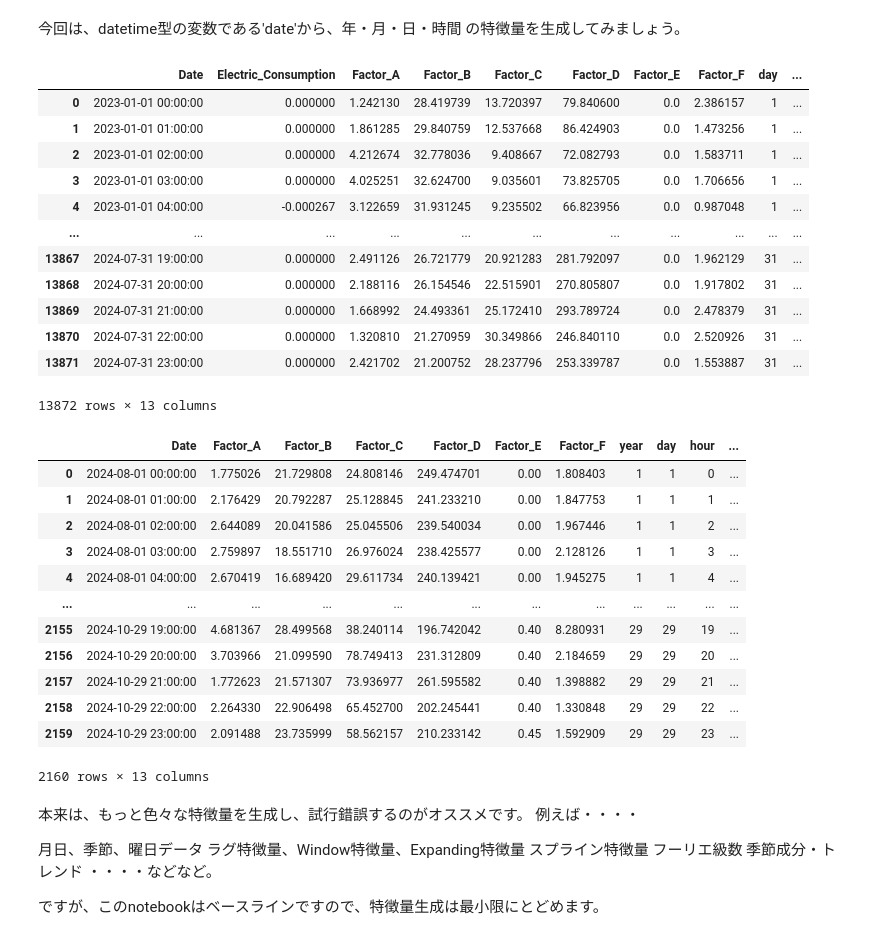
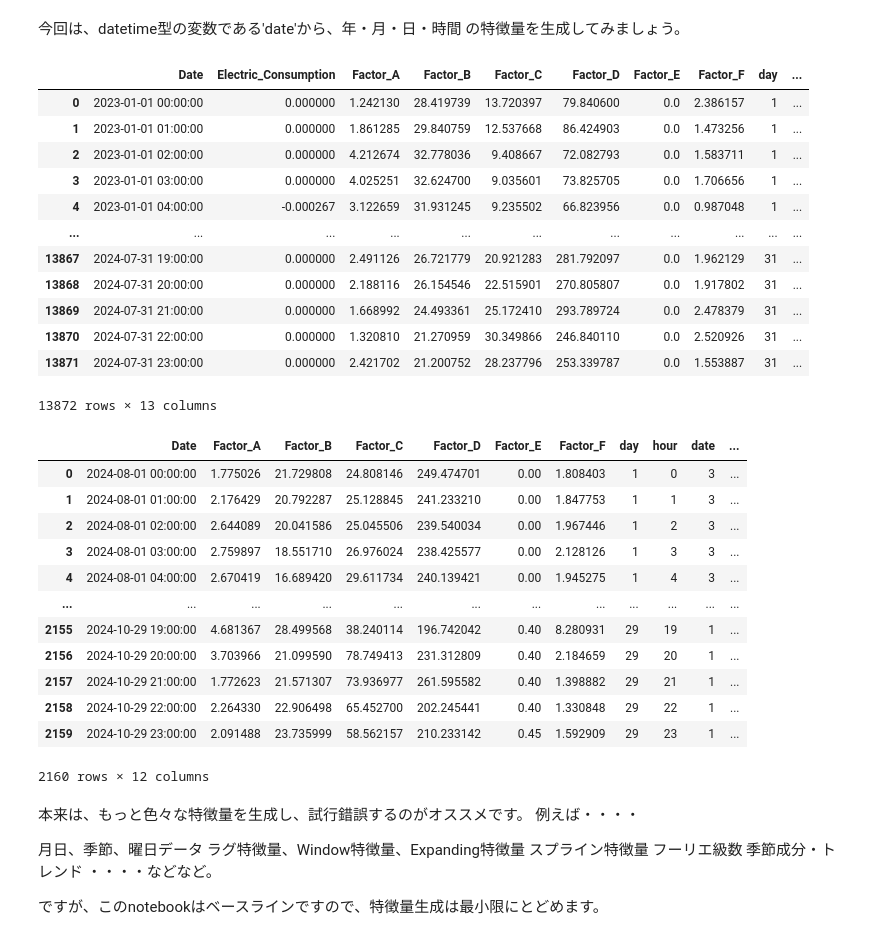
Before and after one commit to ryouy/AKaggle, a Jupyter notebook: host-baseline-lightgbm-fac-electric-consumption.ipynb, the cells around one changed output. Drawn from its saved outputs; the diff is of its cells as text; code cells hidden in the pictures.

```diff
--- a/host-baseline-lightgbm-fac-electric-consumption.ipynb
+++ b/host-baseline-lightgbm-fac-electric-consumption.ipynb
@@ -104,53 +104,51 @@ submission.shape = (2160, 2)
 # %%
 # Dateから、year, month, day, hourの情報を生成
 # 訓練データ
-test_df['year'] = test_df['Date'].dt.day
+
 train_df['day'] = train_df['Date'].dt.day
 train_df['hour'] = train_df['Date'].dt.hour
 train_df['date'] = train_df['Date'].map(lambda x: x.weekday())
-
-
 train_df['new'] = train_df['Factor_F']*train_df['hour']
 train_df['ff'] = train_df['Factor_F']*train_df['Factor_F']
 
 # 予測対象データ
-test_df['year'] = test_df['Date'].dt.day
+
 test_df['day'] = test_df['Date'].dt.day
 test_df['hour'] = test_df['Date'].dt.hour
 test_df['date'] = test_df['Date'].map(lambda x: x.weekday())
 test_df['new'] = test_df['Factor_F']*test_df['hour']
 test_df['ff'] = test_df['Factor_F']*test_df['Factor_F']
 
 # 表示
 display(train_df)
 display(test_df)
 # %% [output]
 |  | Date | Electric_Consumption | Factor_A | Factor_B | Factor_C | Factor_D | Factor_E | Factor_F | day | ... |
 | 0 | 2023-01-01 00:00:00 | 0.000000 | 1.242130 | 28.419739 | 13.720397 | 79.840600 | 0.0 | 2.386157 | 1 | ... |
 | 1 | 2023-01-01 01:00:00 | 0.000000 | 1.861285 | 29.840759 | 12.537668 | 86.424903 | 0.0 | 1.473256 | 1 | ... |
 | 2 | 2023-01-01 02:00:00 | 0.000000 | 4.212674 | 32.778036 | 9.408667 | 72.082793 | 0.0 | 1.583711 | 1 | ... |
 | 3 | 2023-01-01 03:00:00 | 0.000000 | 4.025251 | 32.624700 | 9.035601 | 73.825705 | 0.0 | 1.706656 | 1 | ... |
 | 4 | 2023-01-01 04:00:00 | -0.000267 | 3.122659 | 31.931245 | 9.235502 | 66.823956 | 0.0 | 0.987048 | 1 | ... |
 | ... | ... | ... | ... | ... | ... | ... | ... | ... | ... | ... |
 | 13867 | 2024-07-31 19:00:00 | 0.000000 | 2.491126 | 26.721779 | 20.921283 | 281.792097 | 0.0 | 1.962129 | 31 | ... |
 | 13868 | 2024-07-31 20:00:00 | 0.000000 | 2.188116 | 26.154546 | 22.515901 | 270.805807 | 0.0 | 1.917802 | 31 | ... |
 | 13869 | 2024-07-31 21:00:00 | 0.000000 | 1.668992 | 24.493361 | 25.172410 | 293.789724 | 0.0 | 2.478379 | 31 | ... |
 | 13870 | 2024-07-31 22:00:00 | 0.000000 | 1.320810 | 21.270959 | 30.349866 | 246.840110 | 0.0 | 2.520926 | 31 | ... |
 | 13871 | 2024-07-31 23:00:00 | 0.000000 | 2.421702 | 21.200752 | 28.237796 | 253.339787 | 0.0 | 1.553887 | 31 | ... |
 13872 rows × 13 columns
-|  | Date | Factor_A | Factor_B | Factor_C | Factor_D | Factor_E | Factor_F | year | day | hour | ... |
-| 0 | 2024-08-01 00:00:00 | 1.775026 | 21.729808 | 24.808146 | 249.474701 | 0.00 | 1.808403 | 1 | 1 | 0 | ... |
-| 1 | 2024-08-01 01:00:00 | 2.176429 | 20.792287 | 25.128845 | 241.233210 | 0.00 | 1.847753 | 1 | 1 | 1 | ... |
-| 2 | 2024-08-01 02:00:00 | 2.644089 | 20.041586 | 25.045506 | 239.540034 | 0.00 | 1.967446 | 1 | 1 | 2 | ... |
-| 3 | 2024-08-01 03:00:00 | 2.759897 | 18.551710 | 26.976024 | 238.425577 | 0.00 | 2.128126 | 1 | 1 | 3 | ... |
-| 4 | 2024-08-01 04:00:00 | 2.670419 | 16.689420 | 29.611734 | 240.139421 | 0.00 | 1.945275 | 1 | 1 | 4 | ... |
+|  | Date | Factor_A | Factor_B | Factor_C | Factor_D | Factor_E | Factor_F | day | hour | date | ... |
+| 0 | 2024-08-01 00:00:00 | 1.775026 | 21.729808 | 24.808146 | 249.474701 | 0.00 | 1.808403 | 1 | 0 | 3 | ... |
+| 1 | 2024-08-01 01:00:00 | 2.176429 | 20.792287 | 25.128845 | 241.233210 | 0.00 | 1.847753 | 1 | 1 | 3 | ... |
+| 2 | 2024-08-01 02:00:00 | 2.644089 | 20.041586 | 25.045506 | 239.540034 | 0.00 | 1.967446 | 1 | 2 | 3 | ... |
+| 3 | 2024-08-01 03:00:00 | 2.759897 | 18.551710 | 26.976024 | 238.425577 | 0.00 | 2.128126 | 1 | 3 | 3 | ... |
+| 4 | 2024-08-01 04:00:00 | 2.670419 | 16.689420 | 29.611734 | 240.139421 | 0.00 | 1.945275 | 1 | 4 | 3 | ... |
 | ... | ... | ... | ... | ... | ... | ... | ... | ... | ... | ... | ... |
-| 2155 | 2024-10-29 19:00:00 | 4.681367 | 28.499568 | 38.240114 | 196.742042 | 0.40 | 8.280931 | 29 | 29 | 19 | ... |
-| 2156 | 2024-10-29 20:00:00 | 3.703966 | 21.099590 | 78.749413 | 231.312809 | 0.40 | 2.184659 | 29 | 29 | 20 | ... |
-| 2157 | 2024-10-29 21:00:00 | 1.772623 | 21.571307 | 73.936977 | 261.595582 | 0.40 | 1.398882 | 29 | 29 | 21 | ... |
-| 2158 | 2024-10-29 22:00:00 | 2.264330 | 22.906498 | 65.452700 | 202.245441 | 0.40 | 1.330848 | 29 | 29 | 22 | ... |
-| 2159 | 2024-10-29 23:00:00 | 2.091488 | 23.735999 | 58.562157 | 210.233142 | 0.45 | 1.592909 | 29 | 29 | 23 | ... |
+| 2155 | 2024-10-29 19:00:00 | 4.681367 | 28.499568 | 38.240114 | 196.742042 | 0.40 | 8.280931 | 29 | 19 | 1 | ... |
+| 2156 | 2024-10-29 20:00:00 | 3.703966 | 21.099590 | 78.749413 | 231.312809 | 0.40 | 2.184659 | 29 | 20 | 1 | ... |
+| 2157 | 2024-10-29 21:00:00 | 1.772623 | 21.571307 | 73.936977 | 261.595582 | 0.40 | 1.398882 | 29 | 21 | 1 | ... |
+| 2158 | 2024-10-29 22:00:00 | 2.264330 | 22.906498 | 65.452700 | 202.245441 | 0.40 | 1.330848 | 29 | 22 | 1 | ... |
+| 2159 | 2024-10-29 23:00:00 | 2.091488 | 23.735999 | 58.562157 | 210.233142 | 0.45 | 1.592909 | 29 | 23 | 1 | ... |
-2160 rows × 13 columns
+2160 rows × 12 columns
 # %% [markdown]
 本来は、もっと色々な特徴量を生成し、試行錯誤するのがオススメです。 例えば・・・・
 
```
Also changed, not shown: parts of 3 cells of this notebook.
